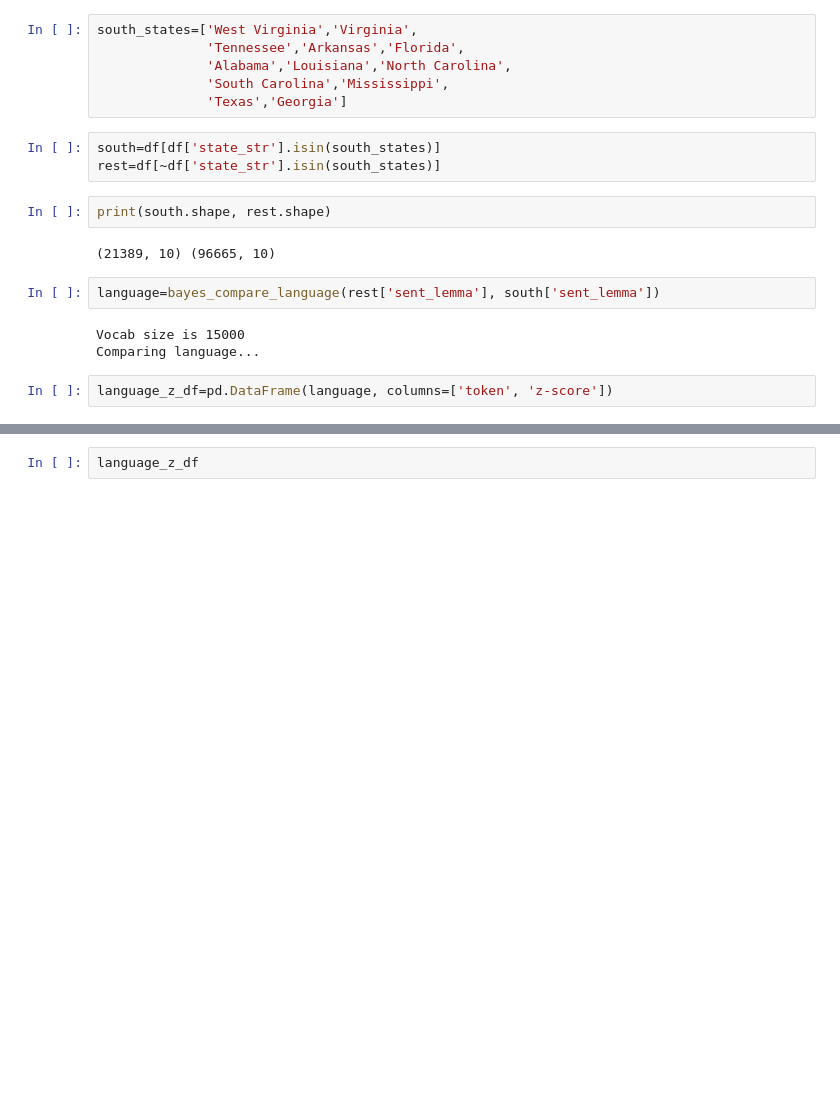
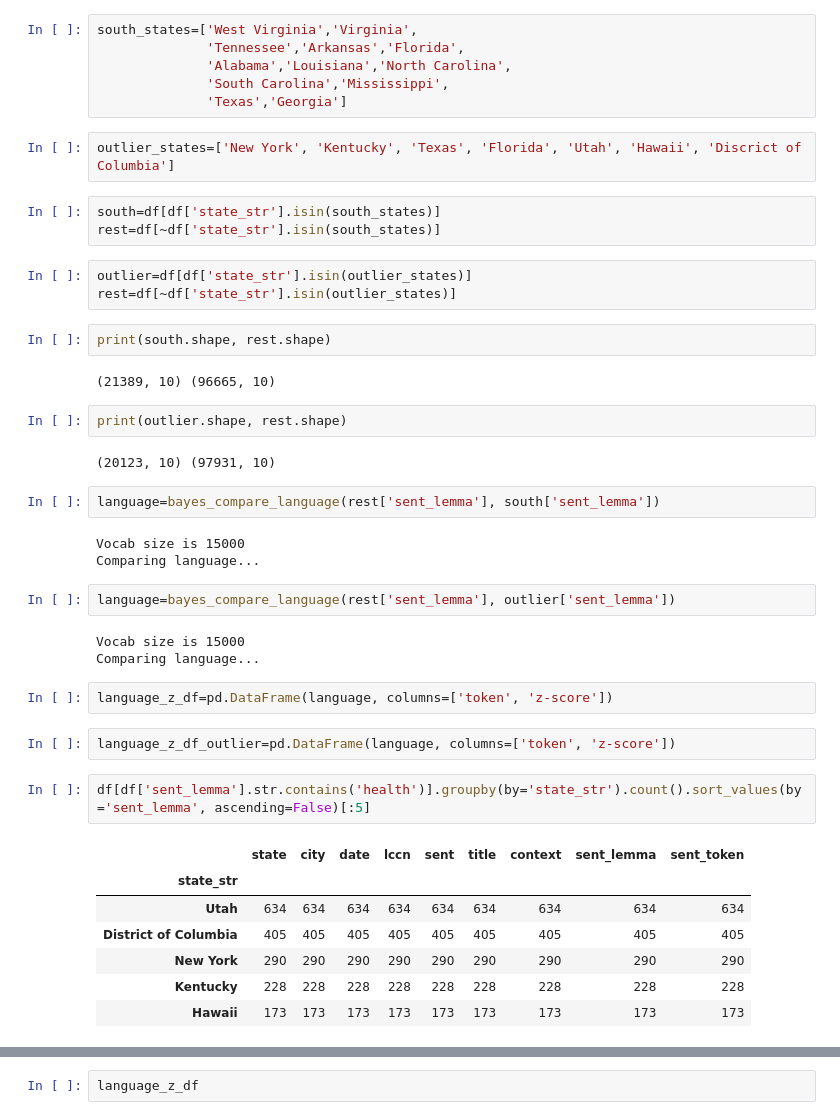
Before and after one commit to park-jay/coolie, a Jupyter notebook: log-odds.ipynb, the cells around one changed output, grey strips where cells are left out. Drawn from its saved outputs; the diff is of its cells as text; blank space fills up the shorter version.

Commit message:
token

```diff
--- a/log-odds.ipynb
+++ b/log-odds.ipynb
@@ -50,17 +50,43 @@ south_states=['West Virginia','Virginia',
               'Alabama','Louisiana','North Carolina',
               'South Carolina','Mississippi',
               'Texas','Georgia']
+# %%
+outlier_states=['New York', 'Kentucky', 'Texas', 'Florida', 'Utah', 'Hawaii', 'Discrict of Columbia']
 # %%
 south=df[df['state_str'].isin(south_states)]
 rest=df[~df['state_str'].isin(south_states)]
+# %%
+outlier=df[df['state_str'].isin(outlier_states)]
+rest=df[~df['state_str'].isin(outlier_states)]
 # %%
 print(south.shape, rest.shape)
 # %% [output]
 (21389, 10) (96665, 10)
+# %%
+print(outlier.shape, rest.shape)
+# %% [output]
+(20123, 10) (97931, 10)
 # %%
 language=bayes_compare_language(rest['sent_lemma'], south['sent_lemma'])
 # %% [output]
 Vocab size is 15000
 Comparing language...
+# %%
+language=bayes_compare_language(rest['sent_lemma'], outlier['sent_lemma'])
+# %% [output]
+Vocab size is 15000
+Comparing language...
 # %%
 language_z_df=pd.DataFrame(language, columns=['token', 'z-score'])
+# %%
+language_z_df_outlier=pd.DataFrame(language, columns=['token', 'z-score'])
+# %%
+df[df['sent_lemma'].str.contains('health')].groupby(by='state_str').count().sort_values(by='sent_lemma', ascending=False)[:5]
+# %% [output]
+|  | state | city | date | lccn | sent | title | context | sent_lemma | sent_token |
+| state_str |  |  |  |  |  |  |  |  |  |
+| Utah | 634 | 634 | 634 | 634 | 634 | 634 | 634 | 634 | 634 |
+| District of Columbia | 405 | 405 | 405 | 405 | 405 | 405 | 405 | 405 | 405 |
+| New York | 290 | 290 | 290 | 290 | 290 | 290 | 290 | 290 | 290 |
+| Kentucky | 228 | 228 | 228 | 228 | 228 | 228 | 228 | 228 | 228 |
+| Hawaii | 173 | 173 | 173 | 173 | 173 | 173 | 173 | 173 | 173 |
```
Also changed, not shown: parts of 7 cells of this notebook, 14 other files.
